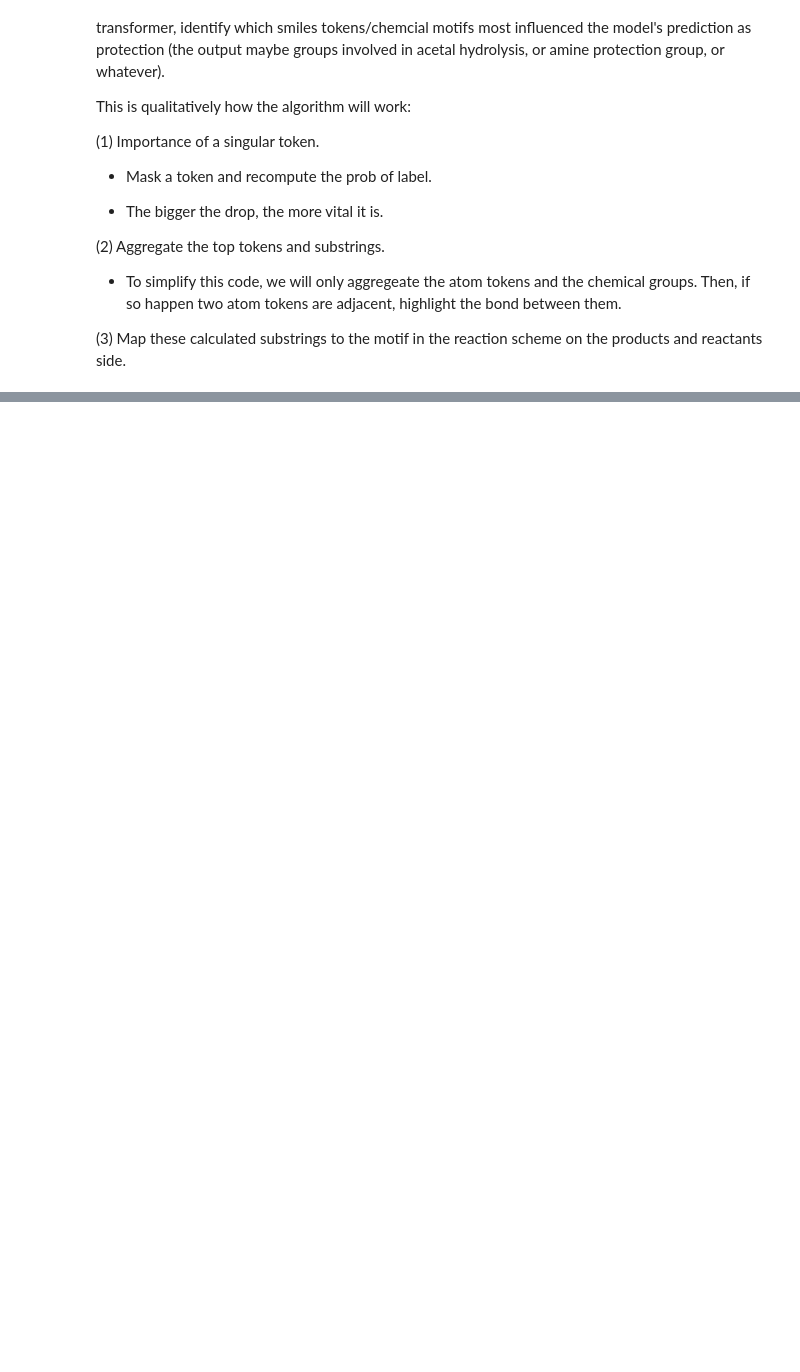
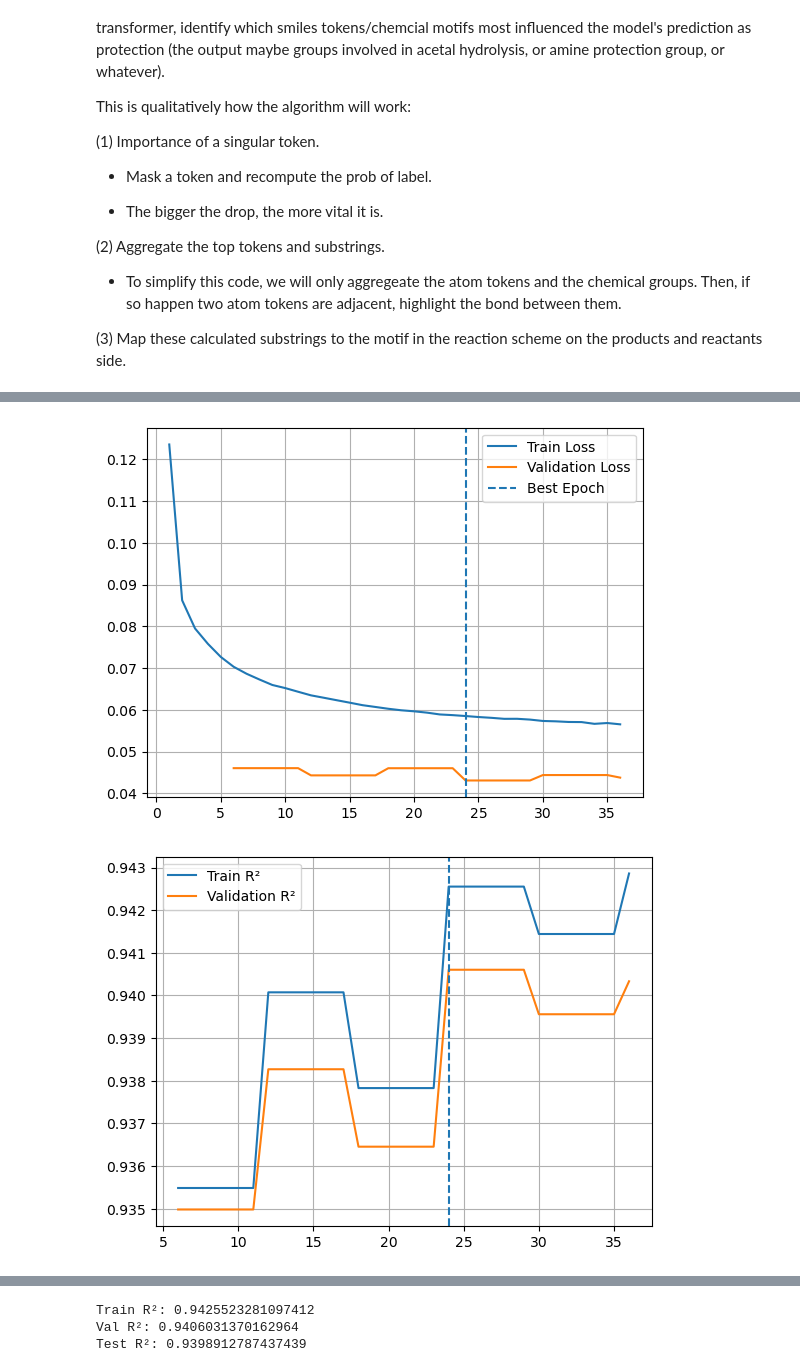
Before and after one commit to joshuatree-hub/Chem-C242-Final-Project-Organic-Reactions, a Jupyter notebook: gnn_development/gnn_and_transformer_final_draft.ipynb, the cells around one changed output, grey strips where cells are left out. Drawn from its saved outputs; the diff is of its cells as text; code cells hidden in the pictures; blank space fills up the shorter version.

```diff
--- a/gnn_development/gnn_and_transformer_final_draft.ipynb
+++ b/gnn_development/gnn_and_transformer_final_draft.ipynb
@@ -4899,0 +4980,39 @@ $\bold{\text{Using the whole alchemy and uspto dataset}}$, run the transformer b
+# %%
+# this will plot everything if pulled from cache
+epochs_ran = len(gnn_results["train_losses"])
+
+# loss
+plt.figure()
+plt.plot(range(1, epochs_ran + 1), gnn_results["train_losses"], label="Train Loss")
+plt.plot(range(1, epochs_ran + 1), gnn_results["val_losses"], label="Validation Loss")
+plt.axvline(gnn_results["best_epoch"], linestyle="--", label=f"Best Epoch")
+plt.legend(); plt.grid(); plt.show()
+
+# R²
+plt.figure()
+plt.plot(range(1, epochs_ran + 1), gnn_results["train_r2s"], label="Train R²")
+plt.plot(range(1, epochs_ran + 1), gnn_results["val_r2s"], label="Validation R²")
+plt.axvline(gnn_results["best_epoch"], linestyle="--")
+plt.legend(); plt.grid(); plt.show()
+
+# parity
+plt.figure()
+plt.scatter(
+    gnn_results["test_targets"].flatten().numpy(),
+    gnn_results["test_preds"].flatten().numpy(),
+    alpha=0.3
+)
+plt.xlabel("True"); plt.ylabel("Predicted"); plt.grid(); plt.show()
+
+# per-property R²
+plt.figure(figsize=(10,5))
+plt.bar(range(len(gnn_results["test_r2_per_output"])),
+        gnn_results["test_r2_per_output"].cpu().numpy())
+plt.grid(axis="y"); plt.show()
+
+print("Train R²:", gnn_results["train_r2"])
+print("Val R²:", gnn_results["val_r2"])
+print("Test R²:", gnn_results["test_r2"])
+# %% [output]
+[figure, added]
+[figure, added]
@@ -4899,0 +5021,3 @@ $\bold{\text{Using the whole alchemy and uspto dataset}}$, run the transformer b
+Train R²: 0.9425523281097412
+Val R²: 0.9406031370162964
+Test R²: 0.9398912787437439
```
Also changed, not shown: parts of 16 cells of this notebook, 3 other files.
